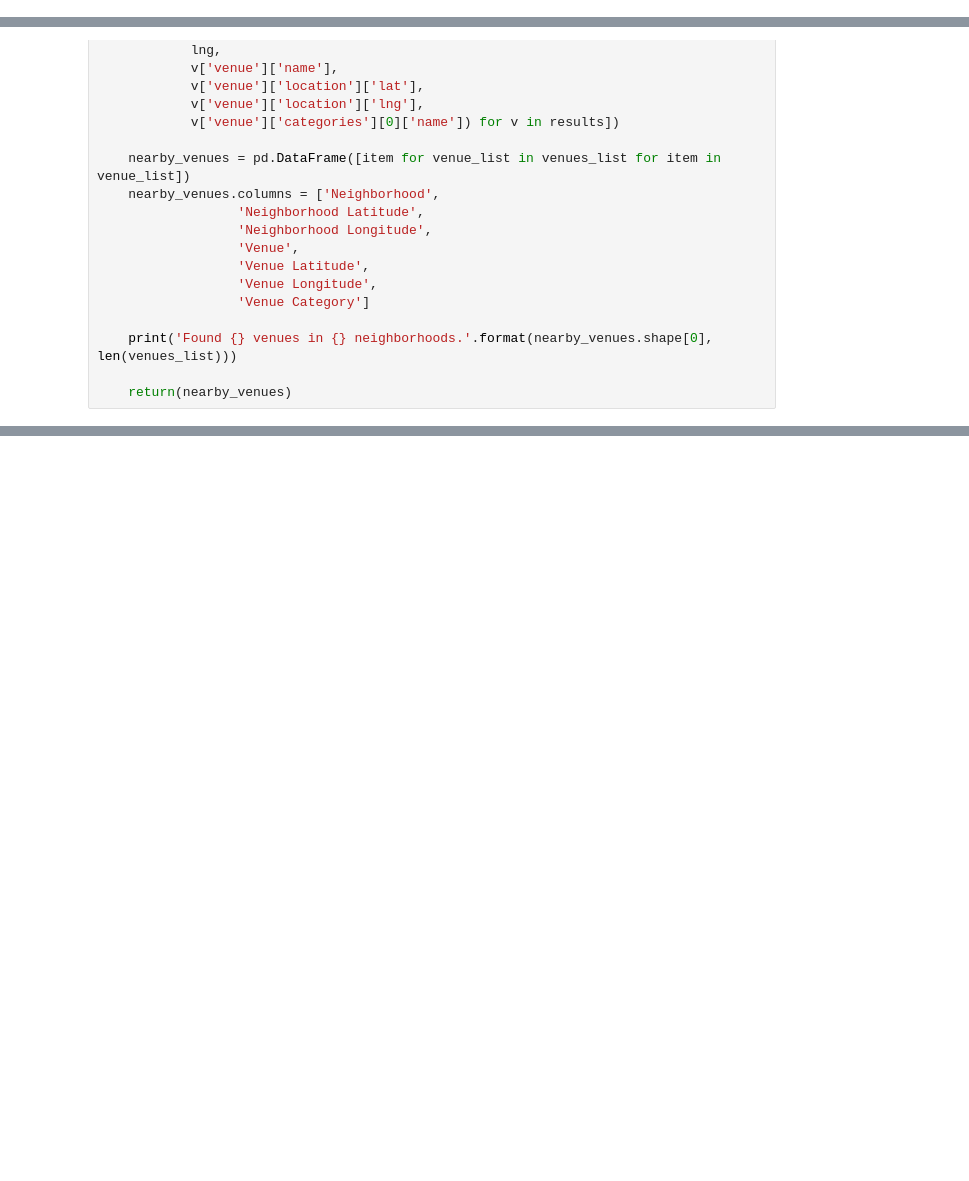
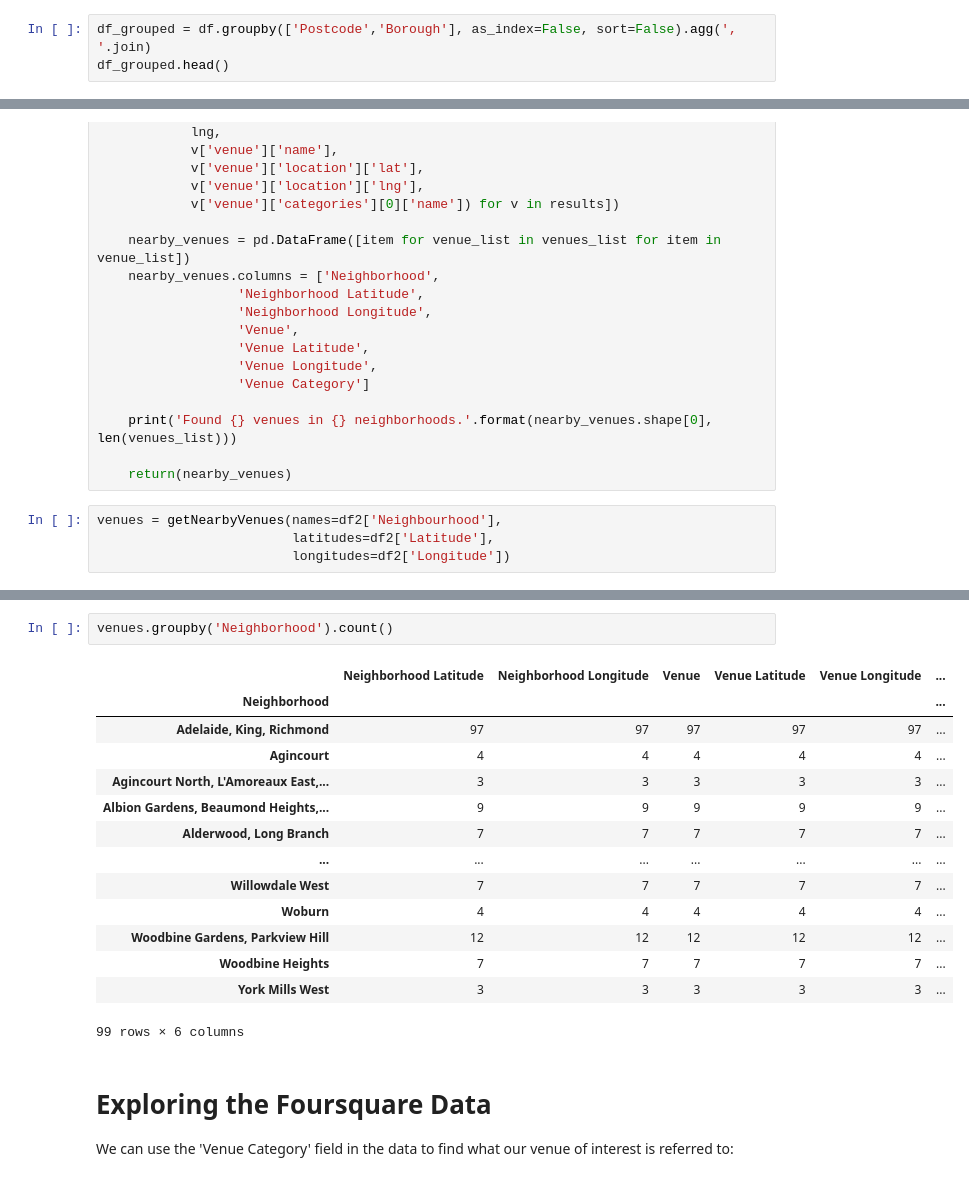
Before and after one commit to ptran217/Coursera_Capstone, a Jupyter notebook: capstone_notebook.ipynb, the cells around one changed output, grey strips where cells are left out. Saved outputs shown, nothing was run; the diff lists cells and outputs as text; blank space fills up the shorter version.

```diff
--- a/capstone_notebook.ipynb
+++ b/capstone_notebook.ipynb
@@ -89,0 +94,3 @@ df_geo.columns
+# %%
+df_grouped = df.groupby(['Postcode','Borough'], as_index=False, sort=False).agg(', '.join)
+df_grouped.head()
@@ -146,3 +171,7 @@ def getNearbyVenues(names, latitudes, longitudes, radius=500):
     print('Found {} venues in {} neighborhoods.'.format(nearby_venues.shape[0], len(venues_list)))
 
     return(nearby_venues)
+# %%
+venues = getNearbyVenues(names=df2['Neighbourhood'],
+                         latitudes=df2['Latitude'],
+                         longitudes=df2['Longitude'])
@@ -148,0 +191,20 @@ def getNearbyVenues(names, latitudes, longitudes, radius=500):
+# %%
+venues.groupby('Neighborhood').count()
+# %% [output]
+|  | Neighborhood Latitude | Neighborhood Longitude | Venue | Venue Latitude | Venue Longitude | ... |
+| Neighborhood |  |  |  |  |  | ... |
+| Adelaide, King, Richmond | 97 | 97 | 97 | 97 | 97 | ... |
+| Agincourt | 4 | 4 | 4 | 4 | 4 | ... |
+| Agincourt North, L'Amoreaux East,... | 3 | 3 | 3 | 3 | 3 | ... |
+| Albion Gardens, Beaumond Heights,... | 9 | 9 | 9 | 9 | 9 | ... |
+| Alderwood, Long Branch | 7 | 7 | 7 | 7 | 7 | ... |
+| ... | ... | ... | ... | ... | ... | ... |
+| Willowdale West | 7 | 7 | 7 | 7 | 7 | ... |
+| Woburn | 4 | 4 | 4 | 4 | 4 | ... |
+| Woodbine Gardens, Parkview Hill | 12 | 12 | 12 | 12 | 12 | ... |
+| Woodbine Heights | 7 | 7 | 7 | 7 | 7 | ... |
+| York Mills West | 3 | 3 | 3 | 3 | 3 | ... |
+99 rows × 6 columns
+# %% [markdown]
+# Exploring the Foursquare Data
+We can use the 'Venue Category' field in the data to find what our venue of interest is referred to:
```
Also changed, not shown: parts of 15 cells of this notebook.
